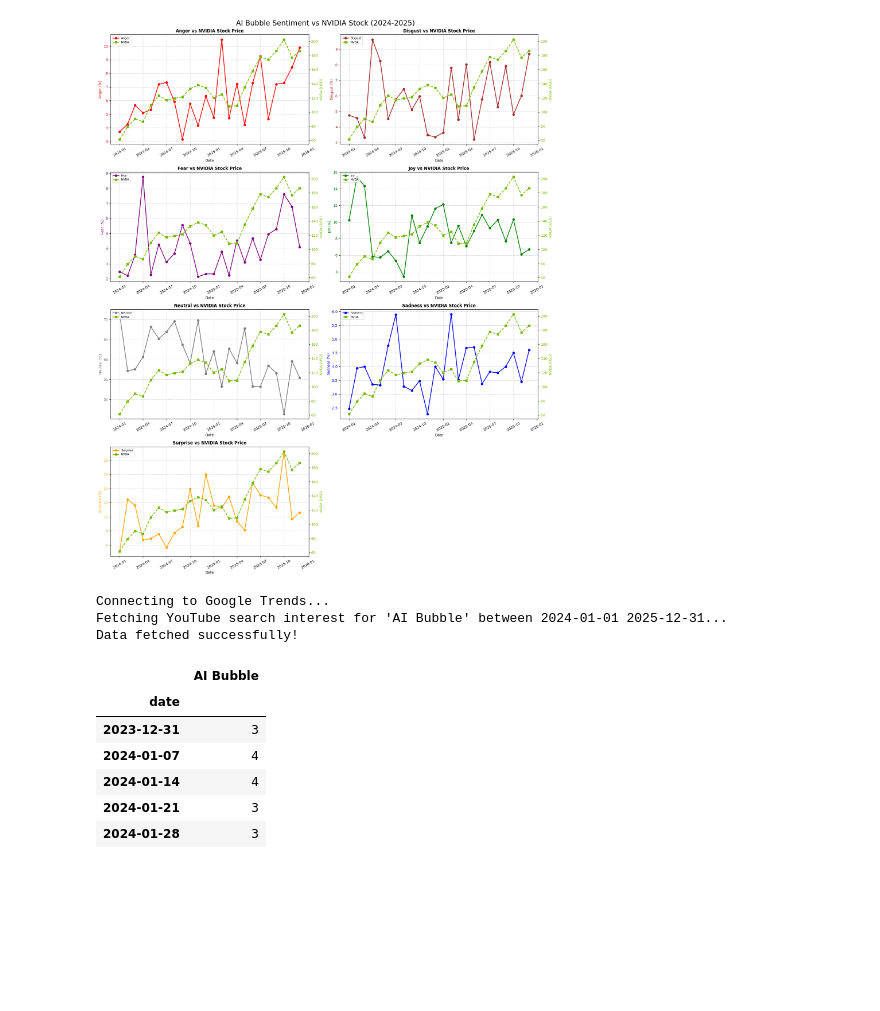
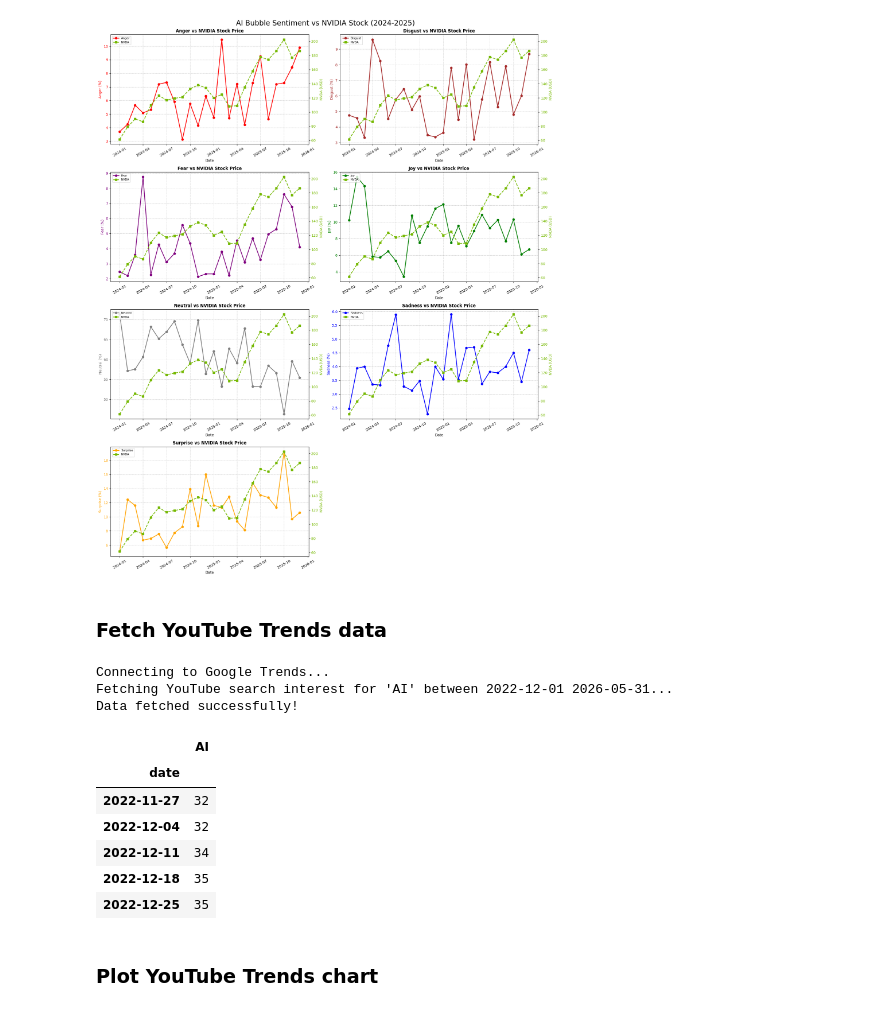
Before and after one commit to lucasfreirec/ai-bubble, a Jupyter notebook: youtube.ipynb, the cells around one changed output. Drawn from its saved outputs; the diff is of its cells as text; code cells hidden in the pictures; blank space fills up the shorter version.

```diff
--- a/youtube.ipynb
+++ b/youtube.ipynb
@@ -11,12 +19,11 @@ from dateutil.relativedelta import relativedelta
 load_dotenv()
 
 API_KEY = os.getenv('YOUTUBE_API_KEY')
-SEARCH_QUERY = 'AI Bubble'
-MAX_VIDEOS_PER_MONTH = 10
-MAX_COMMENTS_PER_VIDEO = 1000
+SEARCH_QUERY = 'AI'
 
-START_DATE = datetime(2024, 1, 1, tzinfo=timezone.utc)
-END_DATE = datetime(2025, 12, 31, tzinfo=timezone.utc)
+DEFAULT_START_DATE = datetime(2022, 12, 1, tzinfo=timezone.utc)
+END_DATE = datetime(2026, 5, 31, tzinfo=timezone.utc)
+TARGET_CATEGORY = "28"
 
 if not API_KEY:
     print("WARNING: API Key not found. Please check your .env file.")
@@ -431,6 +1796,8 @@ fig.tight_layout()
 plt.show()
 # %% [output]
 [figure]
+# %% [markdown]
+### Fetch YouTube Trends data
 # %%
 from pytrends.request import TrendReq
 import pandas as pd
@@ -441,42 +1808,44 @@ print("Connecting to Google Trends...")
 # hl='en-US' sets language, tz=360 is US Central Time (standard default)
 pytrends = TrendReq(hl='en-US', tz=360)
 
 # Define our parameters
 kw_list = [SEARCH_QUERY] # Uses 'AI Bubble' from your Cell 2 configuration
-timeframe_str = f"{START_DATE.strftime('%Y-%m-%d')} {END_DATE.strftime('%Y-%m-%d')}"
+timeframe_str = f"{DEFAULT_START_DATE.strftime('%Y-%m-%d')} {END_DATE.strftime('%Y-%m-%d')}"
 
 print(f"Fetching YouTube search interest for '{SEARCH_QUERY}' between {timeframe_str}...")
 
 # Build the payload.
 # gprop='youtube' is the magic parameter that filters strictly for YouTube searches!
 pytrends.build_payload(
     kw_list,
     cat=0,
     timeframe=timeframe_str,
     gprop='youtube'
 )
 
 # Fetch the interest over time
 youtube_trends_df = pytrends.interest_over_time()
 
 if not youtube_trends_df.empty:
     # Drop the 'isPartial' column as we don't need it for the graph
     youtube_trends_df = youtube_trends_df.drop(labels=['isPartial'], axis='columns')
     print("Data fetched successfully!")
     display(youtube_trends_df.head())
 else:
     print("No search data found for this specific query and timeframe.")
 # %% [output]
 Connecting to Google Trends...
-Fetching YouTube search interest for 'AI Bubble' between 2024-01-01 2025-12-31...
+Fetching YouTube search interest for 'AI' between 2022-12-01 2026-05-31...
 Data fetched successfully!
-|  | AI Bubble |
+|  | AI |
 | date |  |
-| 2023-12-31 | 3 |
-| 2024-01-07 | 4 |
-| 2024-01-14 | 4 |
-| 2024-01-21 | 3 |
-| 2024-01-28 | 3 |
+| 2022-11-27 | 32 |
+| 2022-12-04 | 32 |
+| 2022-12-11 | 34 |
+| 2022-12-18 | 35 |
+| 2022-12-25 | 35 |
+# %% [markdown]
+### Plot YouTube Trends chart
 # %%
 import matplotlib.pyplot as plt
 
```
Also changed, not shown: parts of 50 cells of this notebook.
